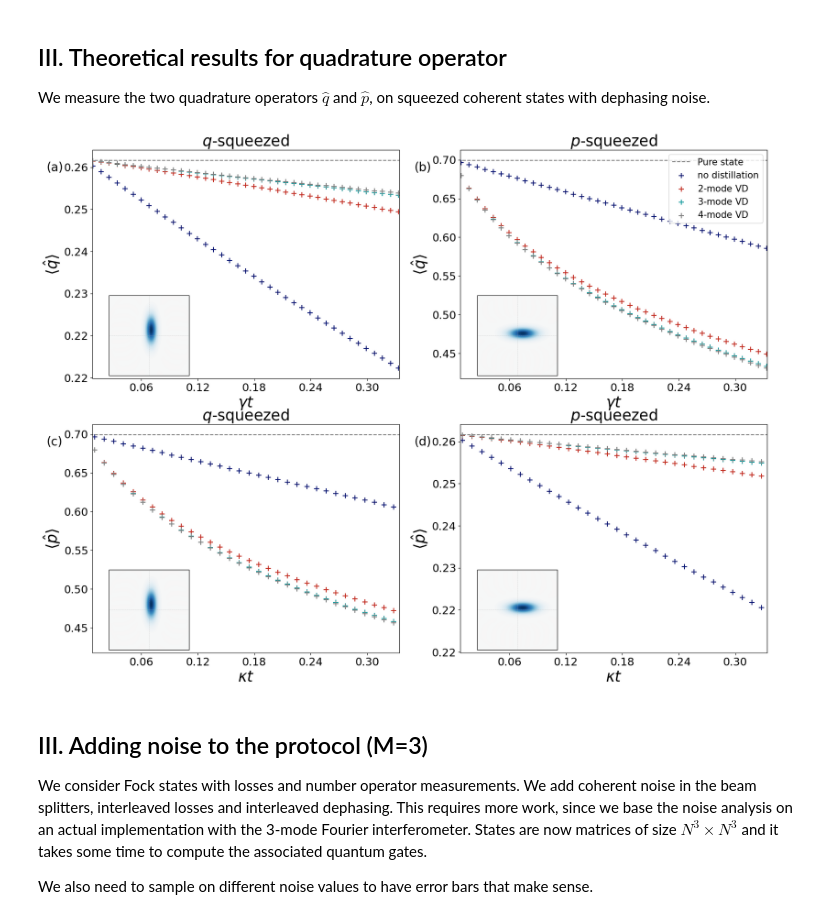
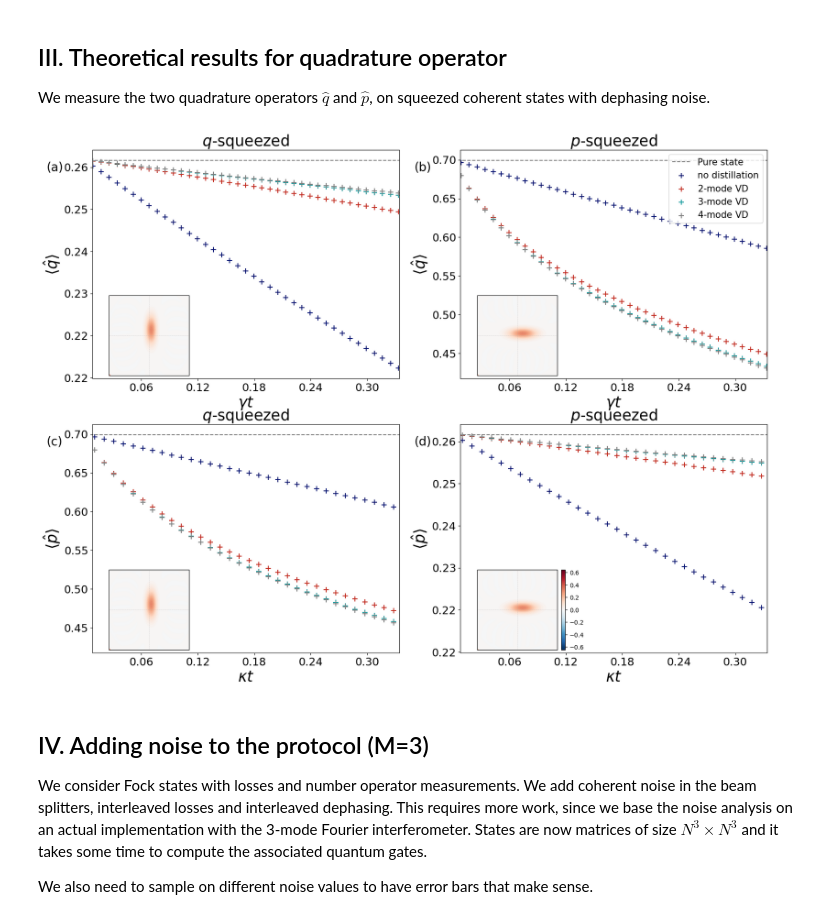
Before and after one commit to lfinocchiaro/virtual-distillation, a Jupyter notebook: paper_notebook.ipynb, the cells around one changed output. Drawn from its saved outputs; the diff is of its cells as text; code cells hidden in the pictures.

Commit message:
Added final plot with errors

```diff
--- a/paper_notebook.ipynb
+++ b/paper_notebook.ipynb
@@ -95,11 +108,13 @@ observable = (1j*np.pi*qutip.num(N)).expm() # Parity operator
 observable_label = '$\\langle e^{i\\pi\\hat{n}}\\rangle$'
 M_list = [(1, 'no distillation')] + [(M, f'${M}$-mode VD') for M in [2,3,4]]
 
-results = np.zeros((len(rho_noisy_list), len(M_list), len(t_list)))
-for i, (rho_noisy, _) in enumerate(rho_noisy_list):
-    for j, (M, _) in enumerate(M_list):
-        for k, rho in enumerate(rho_noisy):
-            results[i,j,k] = np.real_if_close(virtual_distillation_expectation_value(N, rho, observable, M))
+# results = np.zeros((len(rho_noisy_list), len(M_list), len(t_list)))
+# for i, (rho_noisy, _) in enumerate(rho_noisy_list):
+#     for j, (M, _) in enumerate(M_list):
+#         for k, rho in enumerate(rho_noisy):
+#             results[i,j,k] = np.real_if_close(virtual_distillation_expectation_value(N, rho, observable, M))
+
+results = np.real_if_close(perform_protocol(N, rho_noisy_list, M_list, observable))
 # %%
 fig, ax = plt.subplots(1, results.shape[0], figsize=(10*results.shape[0],6))
 plot_theoretical_results(fig, ax, results, rho_noisy_list, M_list, t_list, observable_label, (decay_rate, "kappa"),
@@ -147,36 +169,42 @@ observable_p_label = '$\\langle\\hat{p}\\rangle$'
 
 M_list = [(1, 'no distillation')] + [(M, f'${M}$-mode VD') for M in [2,3,4]]
 
-results = np.zeros((2, len(rho_noisy_list), len(M_list), len(t_list)))
+results_l = []
 for h, observable in enumerate([observable_q, observable_p]):
-    for i, (rho_noisy, _) in enumerate(rho_noisy_list):
-        for j, (M, _) in enumerate(M_list):
-            for k, rho in enumerate(rho_noisy):
-                results[h,i,j,k] = np.real_if_close(virtual_distillation_expectation_value(N, rho, observable, M))
+    results_l.append(np.real_if_close(perform_protocol(N, rho_noisy_list, M_list, observable)))
 # %%
-fig, ax = plt.subplots(2, results.shape[1], figsize=(10*results.shape[0],15))
+fig, ax = plt.subplots(2, results_l[0].shape[0], figsize=(10*results_l[0].shape[0],15))
 
-plot_theoretical_results(fig, ax[0], results[0], rho_noisy_list, M_list, t_list, observable_q_label, (dephasing_rate, "gamma"),
+plot_theoretical_results(fig, ax[0], results_l[0], rho_noisy_list, M_list, t_list, observable_q_label, (dephasing_rate, "gamma"),
     plot_params = {'colors': colors,
                     'show_wigner': True,
                     'legend_loc': 'inside last',
                     'xmin': 0.008, 'xmax': 0.334,
                     'tick_list' : [-5, 0, 5],
                     'tick_params': {'axis':'both', 'which':'both','bottom':False, 'top':False,'left':False, 'right':False, 'labelbottom':False, 'labelleft':False},
-                    'labels': ['(a)', '(b)']})
+                    'labels': ['(a)', '(b)'],
+                    'wigner_cmap': 'RdBu_r',
+                    'wigner_vmax': 2/np.pi,
+                    'idx_wigner_colorbar': 2})
 
-plot_theoretical_results(fig, ax[1], results[1], rho_noisy_list, M_list, t_list, observable_p_label, (decay_rate, "kappa"),
+plot_theoretical_results(fig, ax[1], results_l[1], rho_noisy_list, M_list, t_list, observable_p_label, (decay_rate, "kappa"),
             plot_params = { 'colors': colors,
                     'show_wigner': True,
                     'legend_loc': 'none',
                     'xmin': 0.008, 'xmax': 0.334,
                     'tick_list' : [-5, 0, 5],
                     'tick_params': {'axis':'both', 'which':'both','bottom':False, 'top':False,'left':False, 'right':False, 'labelbottom':False, 'labelleft':False},
-                    'labels': ['(c)', '(d)']})
+                    'labels': ['(c)', '(d)'],
+                    'wigner_cmap': 'RdBu_r',
+                    'wigner_vmax': 2/np.pi,
+                    'idx_wigner_colorbar': 1})
+
+plt.savefig('plots/q_squeezed_p_squeezed.pdf') #, bbox_inches='tight')
+plt.show()
 # %% [output]
-[figure, old version]
+[figure, new version]
 # %% [markdown]
-## III. Adding noise to the protocol (M=3)
+## IV. Adding noise to the protocol (M=3)
 
 We consider Fock states with losses and number operator measurements. We add coherent noise in the beam splitters, interleaved losses and interleaved dephasing.
 This requires more work, since we base the noise analysis on an actual implementation with the 3-mode Fourier interferometer. States are now matrices of size $N^3\times N^3$ and it takes some time to compute the associated quantum gates.
```
Also changed, not shown: parts of 10 cells of this notebook, 6 other files.
